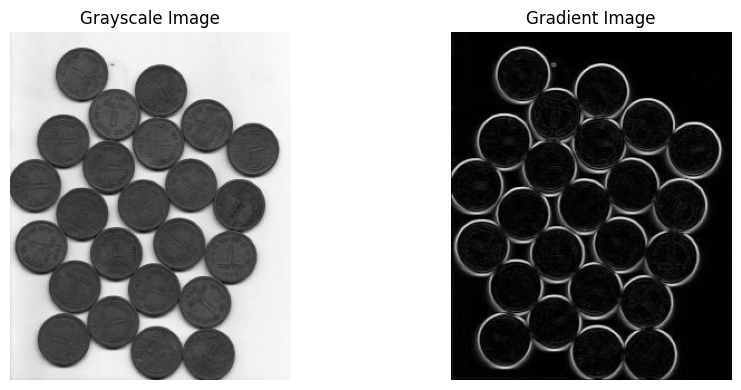
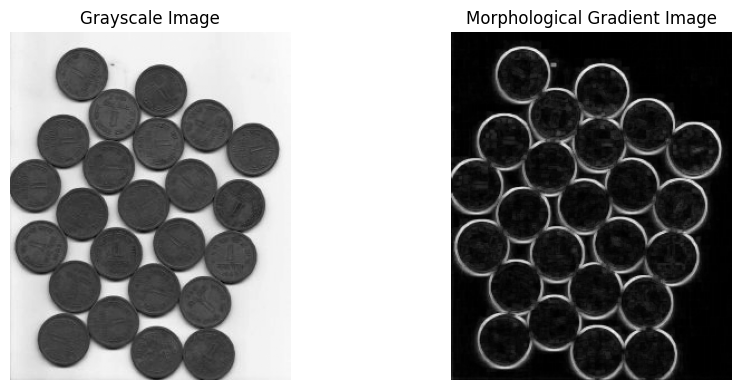
The notebook cell's code change between the first figure and the second:
--- before
+++ after
@@ -1,9 +1,5 @@
-sobel_x = cv2.Sobel(gray_image, cv2.CV_64F, 1, 0, ksize=3)
+gradient_kernel = np.ones((3, 3), np.uint8)
 
-sobel_y = cv2.Sobel(gray_image,cv2.CV_64F, 0, 1, ksize=3)
+gradient_image = cv2.morphologyEx(gray_image, cv2.MORPH_GRADIENT, gradient_kernel)
 
-gradient_magnitude = np.sqrt(sobel_x ** 2 + sobel_y ** 2)
-
-gradient_image = cv2.normalize(gradient_magnitude, None, 0, 255,cv2.NORM_MINMAX).astype(np.uint8)
-
-display_images([(gray_image, "Grayscale Image"), (gradient_image, "Gradient Image")], cmaps=["gray", "gray"])
+display_images([(gray_image, "Grayscale Image"), (gradient_image, "Morphological Gradient Image")], cmaps=["gray", "gray"])

Commit: Changed the respective gradient from Sobel to morphological type